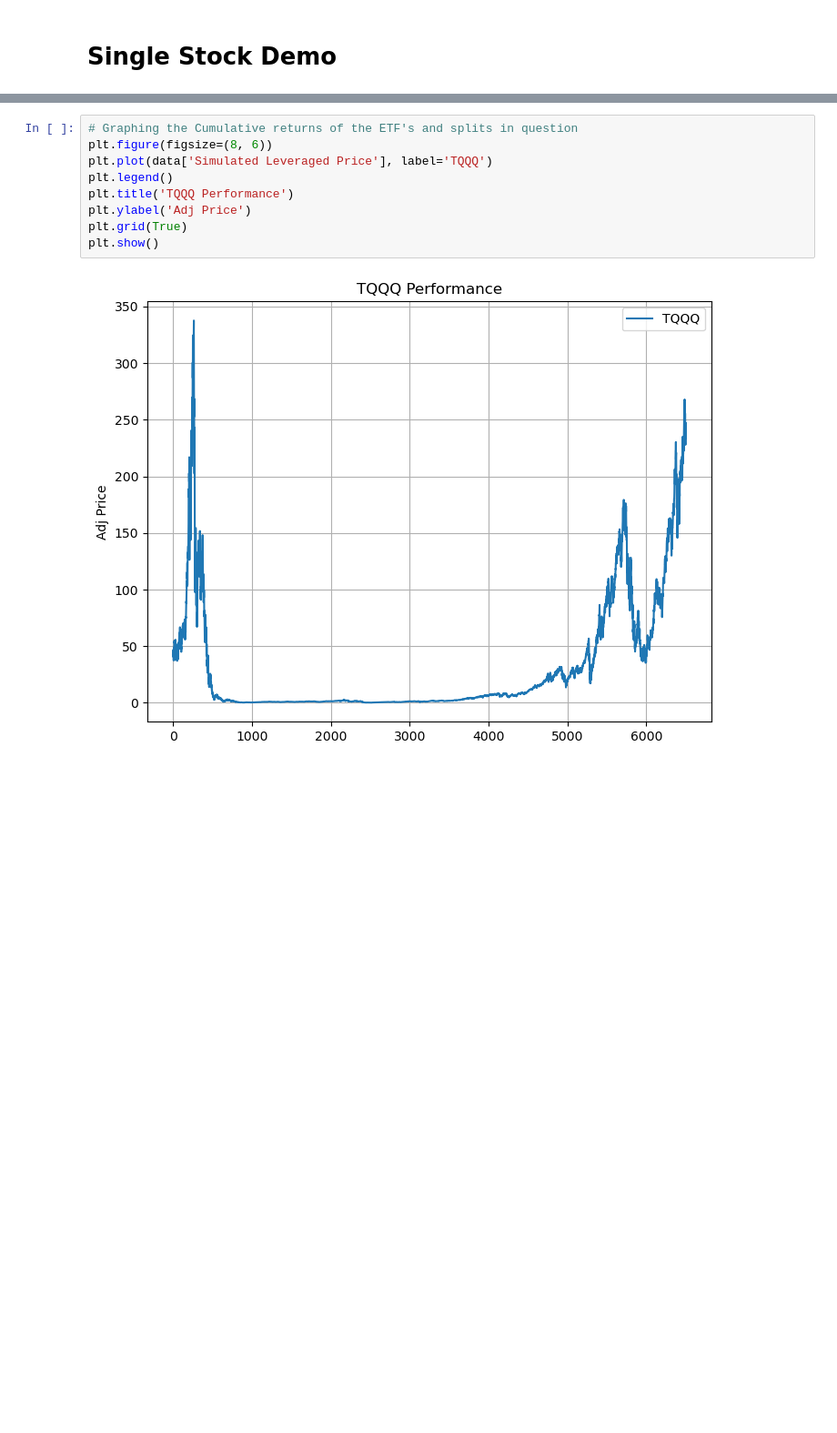
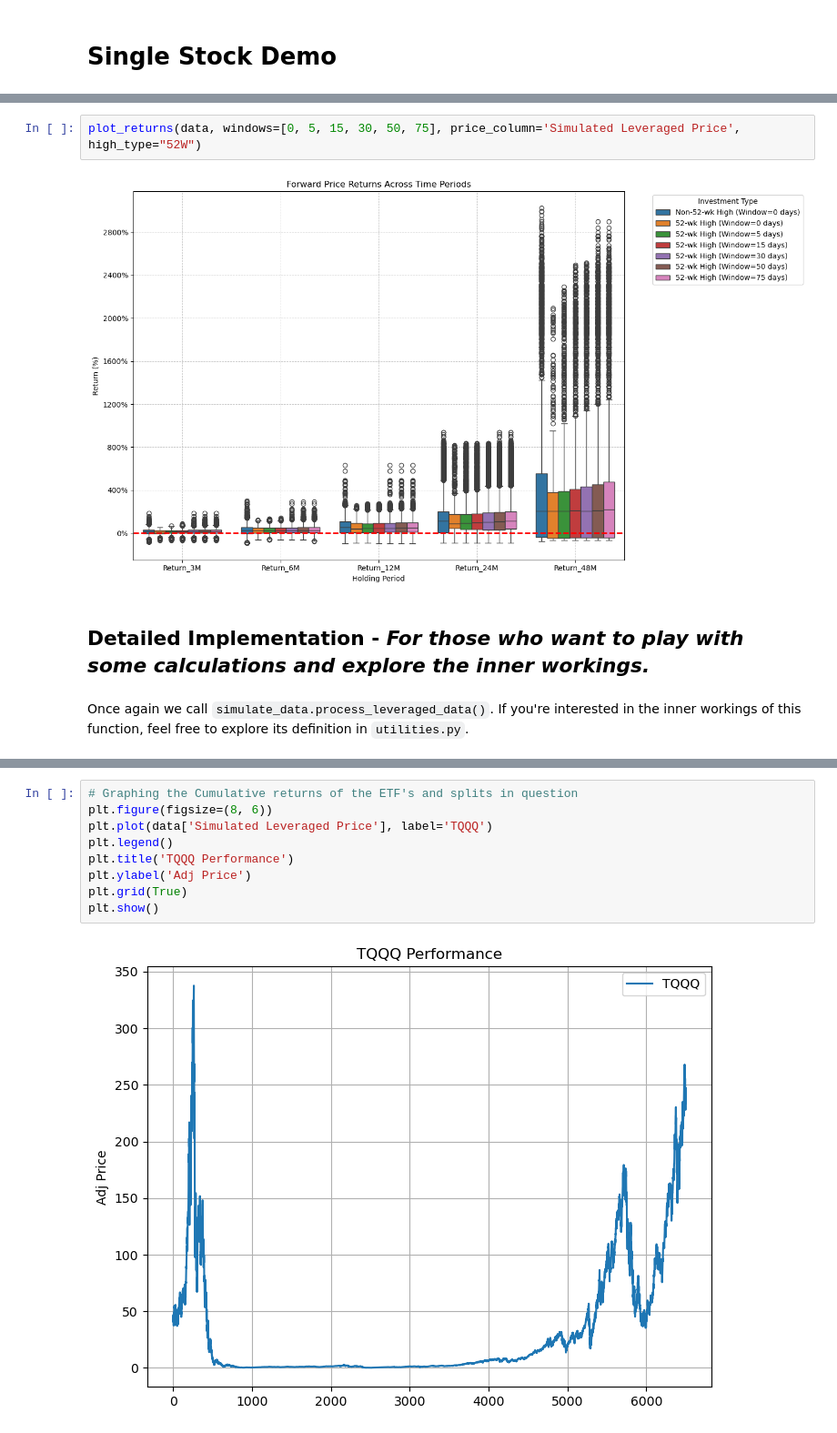
Before and after one commit to SterlingHayden/ATH-Investing-w-Leveraged-ETFs, a Jupyter notebook: Demo-Single-Stock.ipynb, the cells around one changed output, grey strips where cells are left out. Shown at 91% size. Cells and saved outputs as stored; diff of their text form; blank space fills up the shorter version.

```diff
--- a/Demo-Single-Stock.ipynb
+++ b/Demo-Single-Stock.ipynb
@@ -15,2 +51,10 @@ The code loads and processes simulated leveraged adjusted close prices for a giv
+# %%
+plot_returns(data, windows=[0, 5, 15, 30, 50, 75], price_column='Simulated Leveraged Price', high_type="52W")
+# %% [output]
+[figure, added]
+# %% [markdown]
+## Detailed Implementation - *For those who want to play with some calculations and explore the inner workings.*
+# %% [markdown]
+Once again we call `simulate_data.process_leveraged_data()`. If you're interested in the inner workings of this function, feel free to explore its definition in `utilities.py`.
 # %%
 # Load in the desired ticker
```
Also changed, not shown: parts of 13 cells of this notebook.
